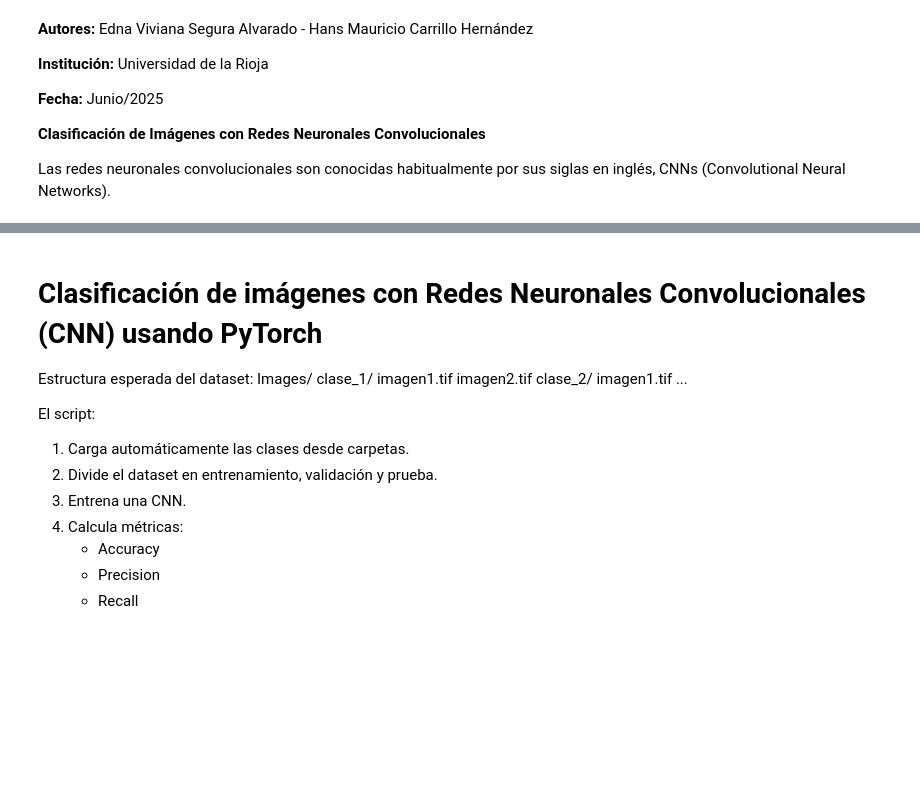
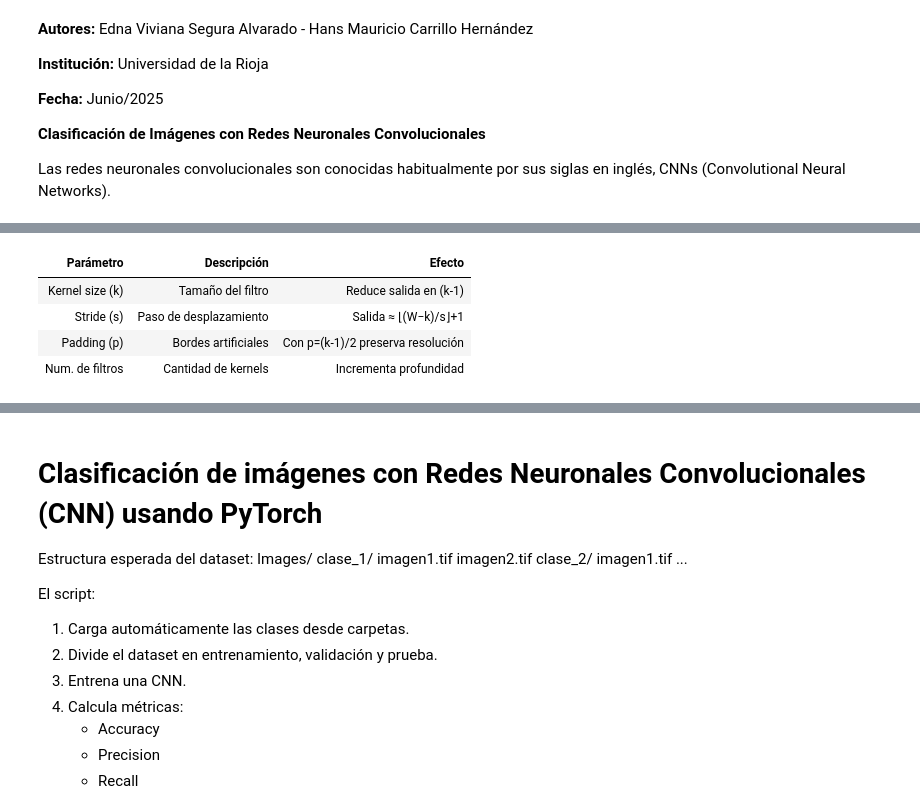
Before and after one commit to ednavivianasegura/Material_cursos_Evsa_Miuller, a Jupyter notebook: Modulo3_RedesNeuronales/redes_convolucionales_2026.ipynb, the cells around one changed output, grey strips where cells are left out. Drawn from its saved outputs; the diff is of its cells as text; code cells hidden in the pictures; blank space fills up the shorter version.

```diff
--- a/Modulo3_RedesNeuronales/redes_convolucionales_2026.ipynb
+++ b/Modulo3_RedesNeuronales/redes_convolucionales_2026.ipynb
@@ -45,0 +238,94 @@ Descomprimiendo en /content/datos_curso...
+# %%
+# @title
+%%html
+<style>
+
+  .cnn-doc { font-family: 'IBM Plex Sans', sans-serif; font-size: 15px; line-height: 1.75; color: #1e293b; max-width: 860px; margin: 0 auto; padding: 10px 0 40px 0; background: transparent; }
+  .cnn-header { background: linear-gradient(135deg, #1E3A8A 0%, #1e40af 60%, #1d4ed8 100%); border-radius: 12px; padding: 36px 40px 32px; margin-bottom: 36px; position: relative; overflow: hidden; }
+  .cnn-header::before { content: ''; position: absolute; top: -40px; right: -40px; width: 200px; height: 200px; border-radius: 50%; background: rgba(255,255,255,0.05); }
+  .cnn-header::after { content: ''; position: absolute; bottom: -60px; left: 30%; width: 260px; height: 260px; border-radius: 50%; background: rgba(255,255,255,0.04); }
+  .cnn-header h1 { margin: 0 0 8px 0; font-size: 26px; font-weight: 700; color: #ffffff; letter-spacing: -0.3px; }
+  .cnn-header .subtitle { margin: 0; font-size: 14px; font-weight: 400; color: rgba(255,255,255,0.72); letter-spacing: 0.3px; }
+  .cnn-header .badge { display: inline-block; margin-top: 16px; background: rgba(255,255,255,0.15); color: #fff; font-size: 11px; font-weight: 600; letter-spacing: 1.2px; text-transform: uppercase; padding: 4px 12px; border-radius: 20px; border: 1px solid rgba(255,255,255,0.25); }
+  .cnn-doc h2 { font-size: 19px; font-weight: 700; color: #1E3A8A; margin: 42px 0 6px 0; padding-bottom: 8px; border-bottom: 2px solid #dbeafe; display: flex; align-items: center; gap: 10px; }
+  .cnn-doc h2 .sec-num { display: inline-flex; align-items: center; justify-content: center; background: #1E3A8A; color: #fff; font-size: 12px; font-weight: 700; width: 26px; height: 26px; border-radius: 6px; flex-shrink: 0; }
+  .cnn-doc h3 { font-size: 14px; font-weight: 600; color: #475569; margin: 22px 0 6px 0; text-transform: uppercase; letter-spacing: 0.8px; }
+  .cnn-doc p { margin: 0 0 12px 0; color: #334155; font-size: 15px; }
+  .cnn-note { color: #94A3B8; font-size: 13.5px; font-style: italic; margin: 6px 0 14px 0; }
+  .cnn-eq { font-family: 'IBM Plex Mono', monospace; color: #0F766E; font-size: 15px; font-weight: 600; background: #f0fdfb; border-left: 3px solid #0F766E; padding: 10px 16px; border-radius: 0 6px 6px 0; margin: 14px 0; display: block; }
+  .cnn-eq-block { background: #f0fdfb; border: 1px solid #99f6e4; border-left: 4px solid #0F766E; padding: 16px 20px; border-radius: 0 8px 8px 0; margin: 16px 0; }
+  .cnn-eq-block .eq-label { font-size: 11px; font-weight: 600; letter-spacing: 1px; text-transform: uppercase; color: #0F766E; margin-bottom: 6px; }
+  .cnn-eq-block .eq-formula { font-family: 'IBM Plex Mono', monospace; color: #0F766E; font-size: 16px; font-weight: 600; }
+  .cnn-eq-block .eq-desc { font-size: 13px; color: #64748b; margin-top: 6px; }
+  .cnn-card { background: #f8fafc; border: 1px solid #e2e8f0; border-radius: 10px; padding: 18px 22px; margin: 14px 0; }
+  .cnn-card-blue { background: #eff6ff; border: 1px solid #bfdbfe; border-radius: 10px; padding: 18px 22px; margin: 14px 0; }
+  .cnn-highlight { background: linear-gradient(135deg, #eff6ff, #dbeafe); border: 1px solid #93c5fd; border-radius: 10px; padding: 16px 22px; margin: 16px 0; font-size: 14.5px; color: #1e40af; font-weight: 500; }
+  .cnn-doc ul { margin: 8px 0 14px 0; padding-left: 0; list-style: none; }
+  .cnn-doc ul li { position: relative; padding-left: 22px; margin-bottom: 7px; color: #334155; font-size: 15px; }
+  .cnn-doc ul li::before { content: '▸'; position: absolute; left: 0; color: #1E3A8A; font-size: 12px; top: 3px; }
+  .cnn-doc ul li strong { color: #1E3A8A; font-weight: 600; }
+  .cnn-pipeline { display: flex; flex-direction: column; gap: 0; margin: 18px 0; max-width: 380px; }
+  .pipeline-step { display: flex; align-items: center; gap: 14px; }
+  .pipeline-block { display: flex; align-items: center; justify-content: space-between; background: #fff; border: 1.5px solid #bfdbfe; border-radius: 8px; padding: 10px 18px; flex: 1; transition: background 0.15s; }
+  .pipeline-block:hover { background: #eff6ff; }
+  .pipeline-block .pb-name { font-weight: 600; color: #1E3A8A; font-size: 14px; }
+  .pipeline-block .pb-desc { font-size: 12px; color: #94A3B8; }
+  .pipeline-arrow { width: 24px; text-align: center; color: #93c5fd; font-size: 18px; line-height: 1; padding: 4px 0; margin-left: 12px; flex-shrink: 0; }
+  .pipeline-step:last-child .pipeline-arrow { display: none; }
+  .kernel-grid { display: inline-grid; grid-template-columns: repeat(3, 42px); gap: 3px; margin: 12px 0 4px 0; }
+  .kernel-cell { width: 42px; height: 42px; display: flex; align-items: center; justify-content: center; font-family: 'IBM Plex Mono', monospace; font-size: 14px; font-weight: 600; border-radius: 5px; }
+  .kc-neg { background: #fee2e2; color: #b91c1c; }
+  .kc-zero { background: #f1f5f9; color: #94a3b8; }
+  .kc-pos { background: #dcfce7; color: #15803d; }
+  .cnn-cols { display: grid; grid-template-columns: 1fr 1fr; gap: 16px; margin: 14px 0; }
+  .cnn-col-card { background: #f8fafc; border: 1px solid #e2e8f0; border-radius: 10px; padding: 16px 18px; }
+  .cnn-col-card h4 { font-size: 13px; font-weight: 700; color: #1E3A8A; margin: 0 0 8px 0; text-transform: uppercase; letter-spacing: 0.5px; }
+  .cnn-tags { display: flex; flex-wrap: wrap; gap: 8px; margin: 12px 0; }
+  .cnn-tag { background: #1E3A8A; color: #fff; font-size: 12px; font-weight: 600; padding: 4px 13px; border-radius: 20px; letter-spacing: 0.3px; }
+  .cnn-tag-teal { background: #0F766E; color: #fff; font-size: 12px; font-weight: 600; padding: 4px 13px; border-radius: 20px; }
+  .cnn-tag-gray { background: #e2e8f0; color: #475569; font-size: 12px; font-weight: 600; padding: 4px 13px; border-radius: 20px; }
+  .cnn-divider { border: none; border-top: 1px solid #e2e8f0; margin: 8px 0; }
+  .cnn-table { width: 100%; border-collapse: collapse; margin: 14px 0; font-size: 14px; }
+  .cnn-table th { background: #1E3A8A; color: #fff; padding: 9px 14px; text-align: left; font-weight: 600; font-size: 13px; letter-spacing: 0.4px; }
+  .cnn-table th:first-child { border-radius: 8px 0 0 0; }
+  .cnn-table th:last-child { border-radius: 0 8px 0 0; }
+  .cnn-table td { padding: 9px 14px; border-bottom: 1px solid #e2e8f0; color: #334155; vertical-align: top; }
+  .cnn-table tr:nth-child(even) td { background: #f8fafc; }
+  .cnn-table td:first-child { font-weight: 600; color: #1E3A8A; }
+  .cnn-pros li::before { content: '✓'; color: #0F766E; font-weight: 700; }
+  .cnn-warn { background: #fffbeb; border: 1px solid #fde68a; border-left: 4px solid #f59e0b; border-radius: 0 8px 8px 0; padding: 13px 18px; margin: 14px 0; font-size: 14px; color: #92400e; }
+  .app-grid { display: grid; grid-template-columns: repeat(3, 1fr); gap: 12px; margin: 14px 0; }
+  .app-card { background: #f8fafc; border: 1px solid #e2e8f0; border-top: 3px solid #1E3A8A; border-radius: 8px; padding: 14px 16px; font-size: 13.5px; }
+  .app-card .app-icon { font-size: 20px; margin-bottom: 6px; }
+  .app-card .app-title { font-weight: 700; color: #1E3A8A; font-size: 13px; margin-bottom: 4px; }
+  .app-card .app-desc { color: #64748b; font-size: 12.5px; line-height: 1.5; }
+</style>
+
+<div class="cnn-doc">
+  <h2><span class="sec-num">3</span> La operación de convolución</h2>
+  <p>La convolución discreta 2D es la operación matemática central de toda CNN...</p>
+  <div class="cnn-eq-block">
+    <div class="eq-label">Definición · Convolución 2D</div>
+    <div class="eq-formula">(I * K)[i, j] = Σₘ Σₙ I[i+m, j+n] · K[m, n]</div>
+  </div>
+  <h3>3.1 Kernels y Feature Maps</h3>
+  <p>Cada kernel detecta un tipo específico de patrón...</p>
+  <div class="kernel-grid">
+    <div class="kernel-cell kc-neg">−1</div><div class="kernel-cell kc-zero">0</div><div class="kernel-cell kc-pos">+1</div>
+    <div class="kernel-cell kc-neg">−1</div><div class="kernel-cell kc-zero">0</div><div class="kernel-cell kc-pos">+1</div>
+    <div class="kernel-cell kc-neg">−1</div><div class="kernel-cell kc-zero">0</div><div class="kernel-cell kc-pos">+1</div>
+  </div>
+  <h3>3.2 Hiperparámetros de la convolución</h3>
+  <table class="cnn-table"><thead><tr><th>Parámetro</th><th>Descripción</th><th>Efecto</th></tr></thead>
+  <tbody><tr><td>Kernel size (k)</td><td>Tamaño del filtro</td><td>Reduce salida en (k-1)</td></tr>
+  <tr><td>Stride (s)</td><td>Paso de desplazamiento</td><td>Salida ≈ ⌊(W−k)/s⌋+1</td></tr>
+  <tr><td>Padding (p)</td><td>Bordes artificiales</td><td>Con p=(k-1)/2 preserva resolución</td></tr>
+  <tr><td>Num. de filtros</td><td>Cantidad de kernels</td><td>Incrementa profundidad</td></tr></tbody></table>
+  <div class="cnn-eq-block"><div class="eq-label">Fórmula · Dimensión de salida</div><div class="eq-formula">H_out = ⌊(H_in + 2p − k) / s⌋ + 1</div></div>
+  <h3>3.3 Compartición de parámetros</h3>
+  <div class="cnn-cols">
+    <div class="cnn-col-card"><h4>Capa densa (FCN)</h4><ul><li>224×224×3 → 1024 neuronas</li><li>~154 M parámetros</li></ul></div>
+    <div class="cnn-col-card"><h4>Capa convolucional</h4><ul><li>64 filtros 3×3</li><li><strong>1 792 parámetros</strong></li></ul></div>
+  </div>
+</div>
+# %% [output]
@@ -45,0 +348,5 @@ Descomprimiendo en /content/datos_curso...
+| Parámetro | Descripción | Efecto |
+| Kernel size (k) | Tamaño del filtro | Reduce salida en (k-1) |
+| Stride (s) | Paso de desplazamiento | Salida ≈ ⌊(W−k)/s⌋+1 |
+| Padding (p) | Bordes artificiales | Con p=(k-1)/2 preserva resolución |
+| Num. de filtros | Cantidad de kernels | Incrementa profundidad |
```
Also changed, not shown: parts of 11 cells of this notebook.
